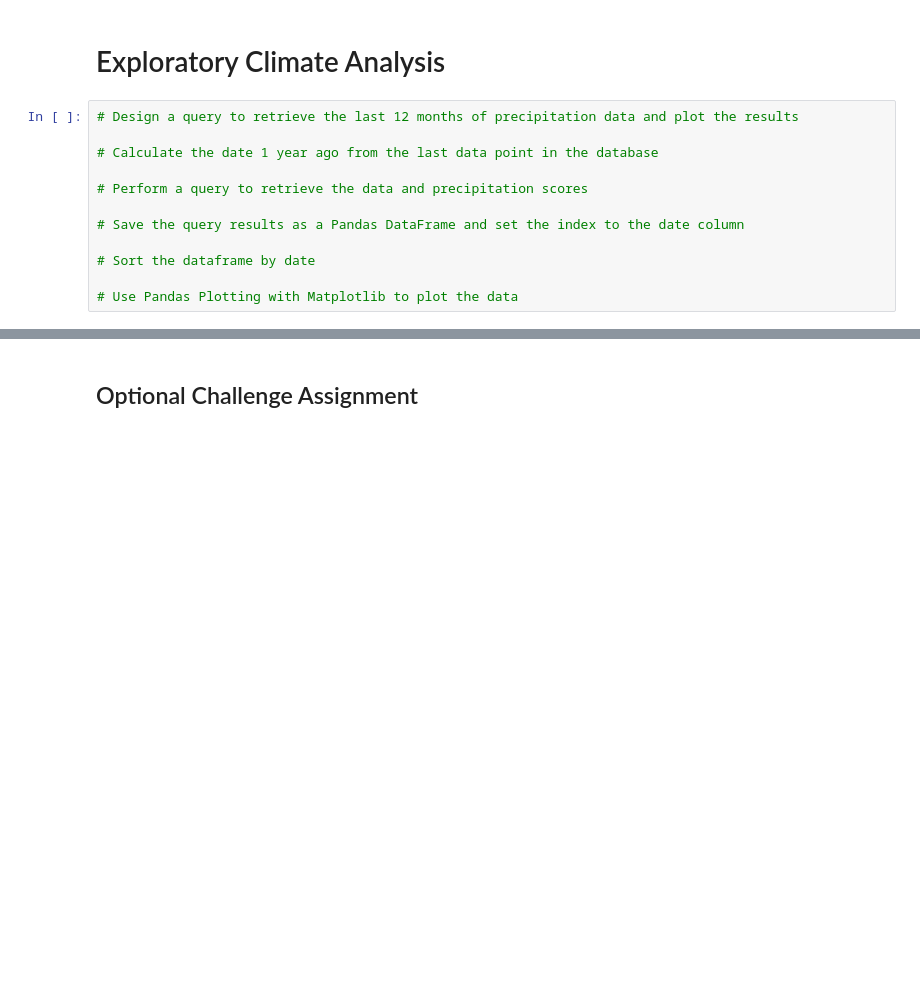
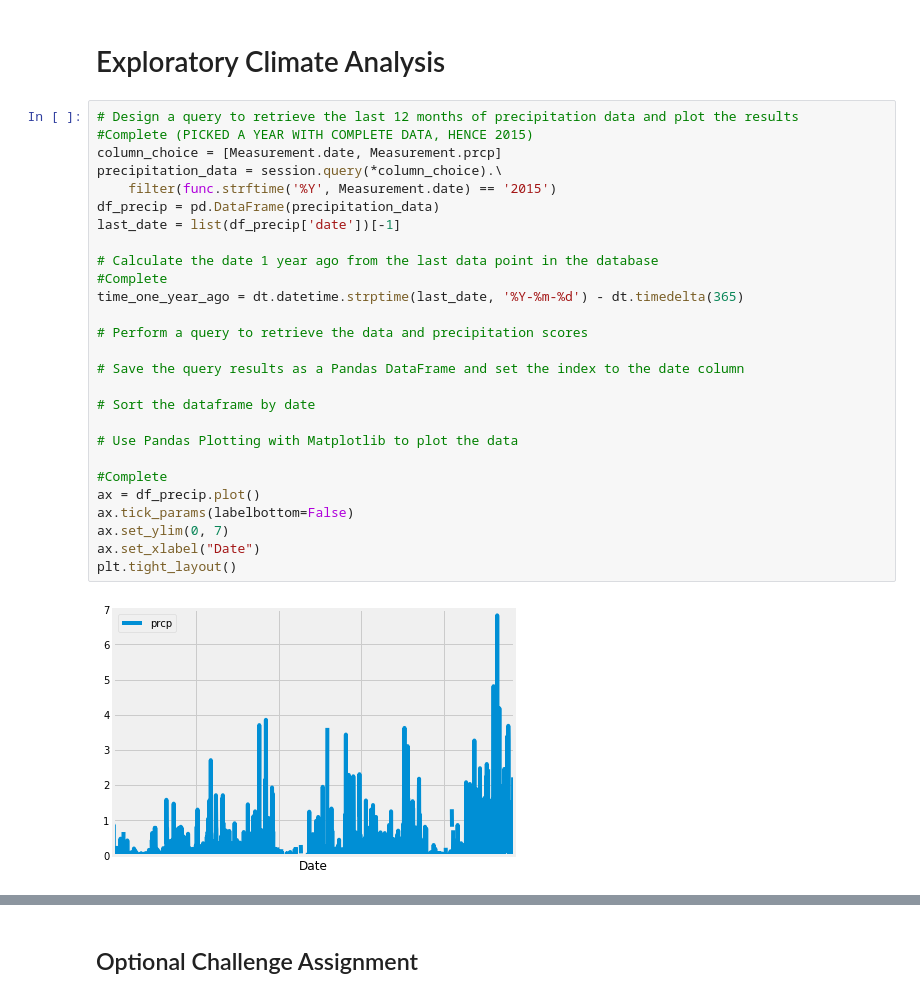
Before and after one commit to Levishantz/HOMEWORK, a Jupyter notebook: SQLITE Assignment/SQLITE_levi_code.ipynb, the cells around one changed output, grey strips where cells are left out. Saved outputs shown, nothing was run; the diff lists cells and outputs as text; blank space fills up the shorter version.

```diff
--- a/SQLITE Assignment/SQLITE_levi_code.ipynb
+++ b/SQLITE Assignment/SQLITE_levi_code.ipynb
@@ -39,16 +84,33 @@ session = Session(engine)
 # Exploratory Climate Analysis
 # %%
 # Design a query to retrieve the last 12 months of precipitation data and plot the results
+#Complete (PICKED A YEAR WITH COMPLETE DATA, HENCE 2015)
+column_choice = [Measurement.date, Measurement.prcp]
+precipitation_data = session.query(*column_choice).\
+    filter(func.strftime('%Y', Measurement.date) == '2015')
+df_precip = pd.DataFrame(precipitation_data)
+last_date = list(df_precip['date'])[-1]
 
 # Calculate the date 1 year ago from the last data point in the database
+#Complete
+time_one_year_ago = dt.datetime.strptime(last_date, '%Y-%m-%d') - dt.timedelta(365)
 
 # Perform a query to retrieve the data and precipitation scores
 
 # Save the query results as a Pandas DataFrame and set the index to the date column
 
 # Sort the dataframe by date
 
 # Use Pandas Plotting with Matplotlib to plot the data
+
+#Complete
+ax = df_precip.plot()
+ax.tick_params(labelbottom=False)
+ax.set_ylim(0, 7)
+ax.set_xlabel("Date")
+plt.tight_layout()
+# %% [output]
+[figure, added]
 # %% [markdown]
 ![precipitation](Images/precipitation.png)
 # %%
```
Also changed, not shown: parts of 14 cells of this notebook, 24 other files.
